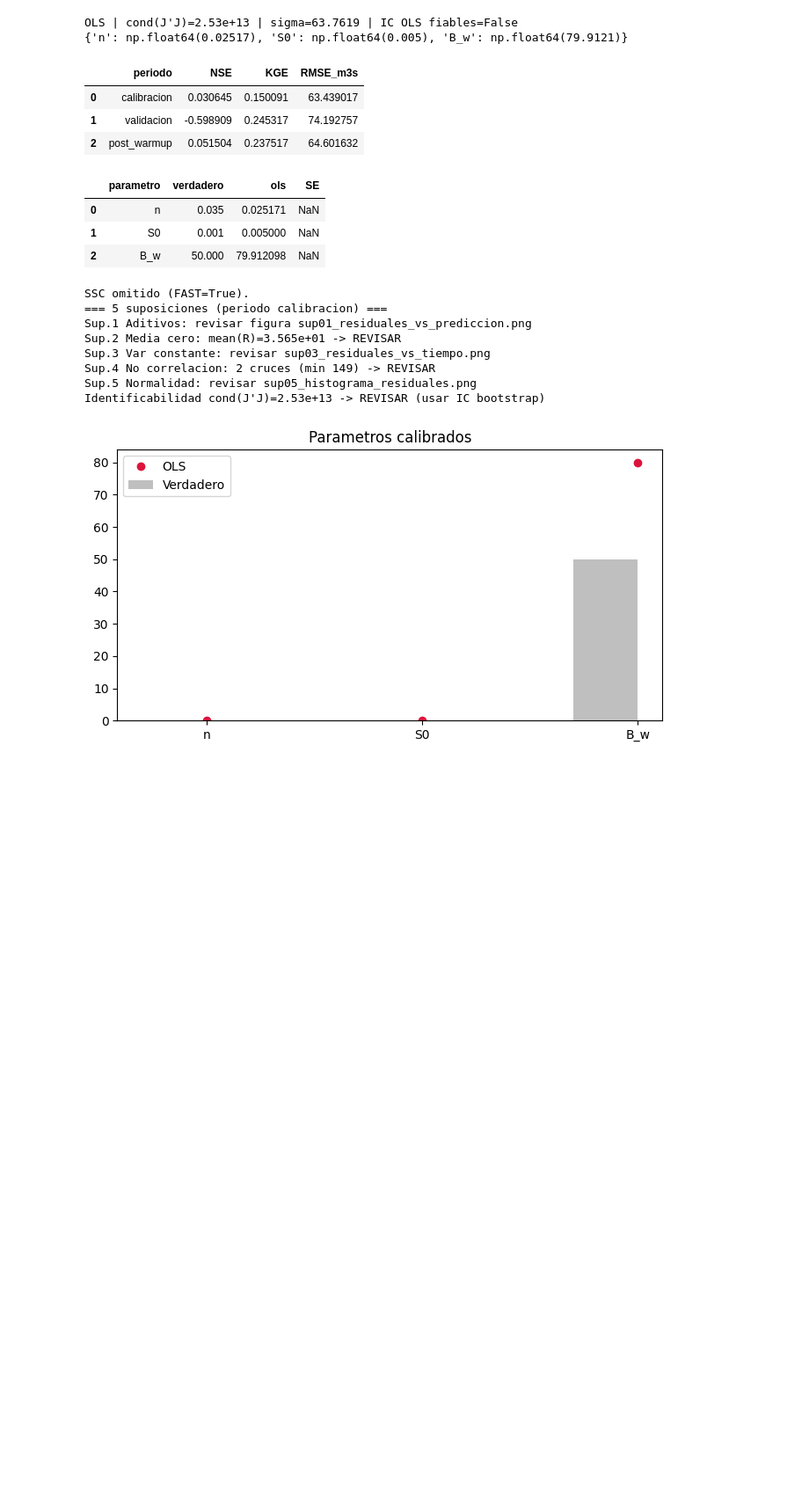
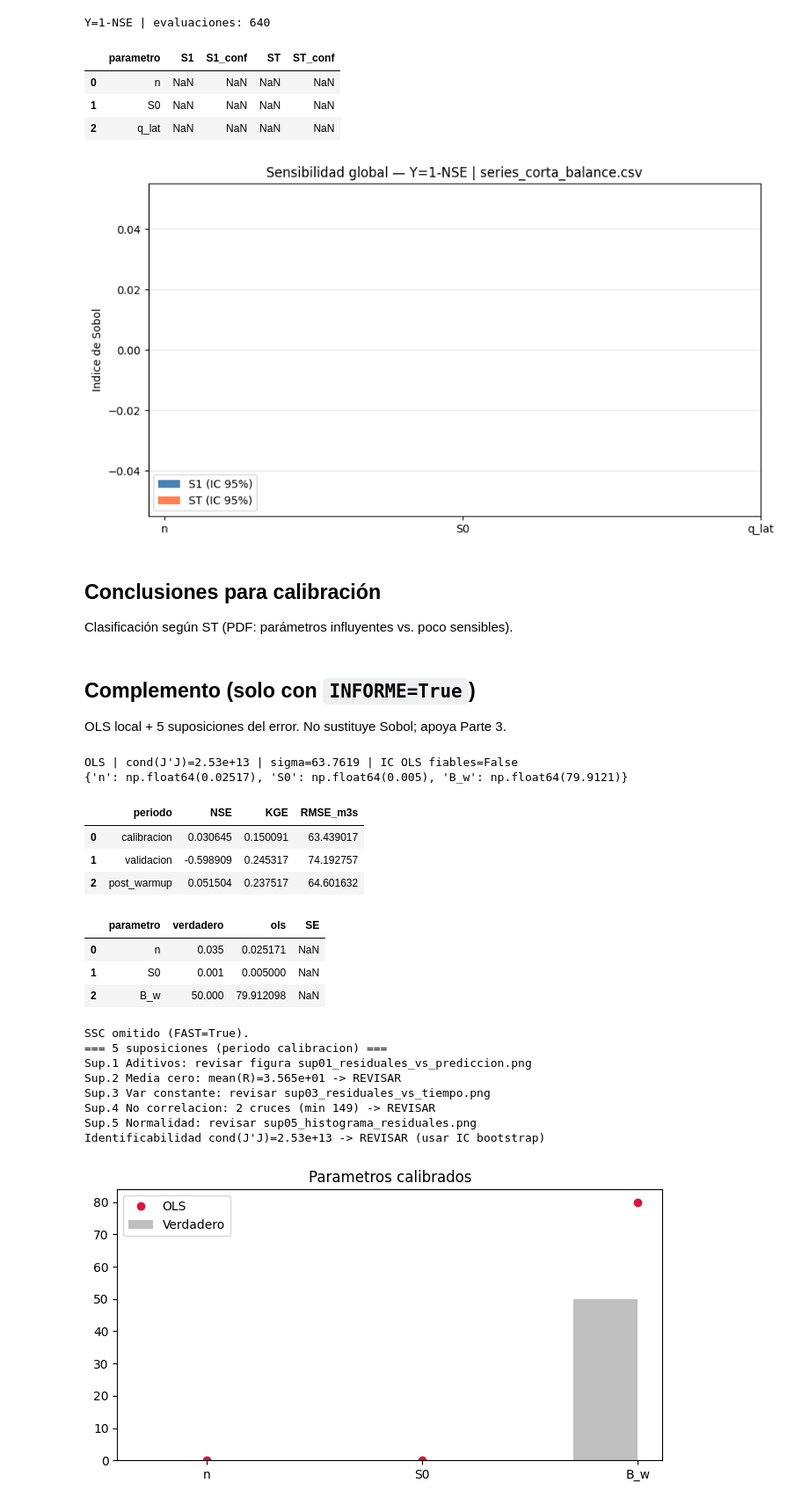
Before and after one commit to luisfajbra/proyecto-hidrosistemas, a Jupyter notebook: notebooks/02_sensitivity.ipynb, the cells around one changed output. Shown at 88% size. Drawn from its saved outputs; the diff is of its cells as text; code cells hidden in the pictures; blank space fills up the shorter version.

Commit message:
sensibilidad con percentiles

```diff
--- a/notebooks/02_sensitivity.ipynb
+++ b/notebooks/02_sensitivity.ipynb
@@ -138,15 +150,15 @@ warm-up=4  cal=297  val=148
 # %%
 def simulate_outlet(params):
-    """CSV como Q aguas arriba + q_lat; caudal en x=L con Q >= 0 para comparar con Q_obs."""
-    p = list(map(float, params))
+    n, s0, qup, qlat = map(float, params)
     q = np.asarray(
         saint_venant_1d(
-            p,
-            q_upstream=q_up,
+            [n, s0, B_W_FIXED],
+            q_upstream=qup,
             time_seconds=t_sec,
+            nt=nt,
             L=L_CANAL,
             nx=NX,
-            q_lat=q_lat,
+            q_lat=qlat,
         ),
         dtype=float,
     )
@@ -209,0 +237,54 @@ display(metrics_table(q_obs, q_ref))
+# %%
+labels = {"nse": "Y=1-NSE", "rmse": "Y=RMSE", "kge": "Y=1-KGE"}
+np.random.seed(RNG_SEED)
+print(labels[SOBOL_METRIC], "| evaluaciones:", N_SOBOL_EVAL)
+
+samples = sobol_sample.sample(PROBLEM, SOBOL_N, calc_second_order=False)
+if N_JOBS == 1:
+    Y = np.array([sobol_y(row, SOBOL_METRIC) for row in samples])
+else:
+    Y = np.array(Parallel(n_jobs=N_JOBS)(delayed(sobol_y)(row, SOBOL_METRIC) for row in samples))
+
+Si = sobol_analyze.analyze(
+    PROBLEM, Y, calc_second_order=False, conf_level=SOBOL_CONF, print_to_console=False
+)
+sobol_df = pd.DataFrame({
+    "parametro": PARAM_NAMES,
+    "S1": Si["S1"],
+    "S1_conf": Si["S1_conf"],
+    "ST": Si["ST"],
+    "ST_conf": Si["ST_conf"],
+})
+sobol_df.to_csv(DATA / "sobol_indices.csv", index=False)
+display(sobol_df.round(4))
+
+xv = np.arange(len(PARAM_NAMES))
+fig, ax = plt.subplots(figsize=(9, 5))
+bw = 0.35
+ax.bar(xv - bw / 2, Si["S1"], bw, yerr=Si["S1_conf"], capsize=4, label=f"S1 (IC {SOBOL_CONF:.0%})", color="steelblue")
+ax.bar(xv + bw / 2, Si["ST"], bw, yerr=Si["ST_conf"], capsize=4, label=f"ST (IC {SOBOL_CONF:.0%})", color="coral")
+ax.set_xticks(xv)
+ax.set_xticklabels(PARAM_NAMES)
+ax.set_ylabel("Indice de Sobol")
+ax.set_title(f"Sensibilidad global — {labels[SOBOL_METRIC]} | {csv_name}")
+ax.legend()
+ax.grid(True, axis="y", alpha=0.3)
+fig.tight_layout()
+fig.savefig(FIG / "sobol_indices.png", dpi=150)
+plt.show()
+
+pd.DataFrame({
+    "item": ["n_evaluaciones", "SOBOL_N", "SOBOL_METRIC", "conf_level"],
+    "valor": [len(Y), SOBOL_N, SOBOL_METRIC, SOBOL_CONF],
+}).to_csv(DATA / "sobol_ejecucion.csv", index=False)
+# %% [output]
+Y=1-NSE | evaluaciones: 640
+|  | parametro | S1 | S1_conf | ST | ST_conf |
+| 0 | n | NaN | NaN | NaN | NaN |
+| 1 | S0 | NaN | NaN | NaN | NaN |
+| 2 | q_lat | NaN | NaN | NaN | NaN |
+[figure, new version]
+# %% [markdown]
+## Conclusiones para calibración
+
+Clasificación según ST (PDF: parámetros influyentes vs. poco sensibles).
@@ -210 +314,5 @@ display(metrics_table(q_obs, q_ref))
+# %% [markdown]
+## Complemento (solo con `INFORME=True`)
+
+OLS local + 5 suposiciones del error. No sustituye Sobol; apoya Parte 3.
 # %%
```
Also changed, not shown: parts of 18 cells of this notebook, 10 other files.
